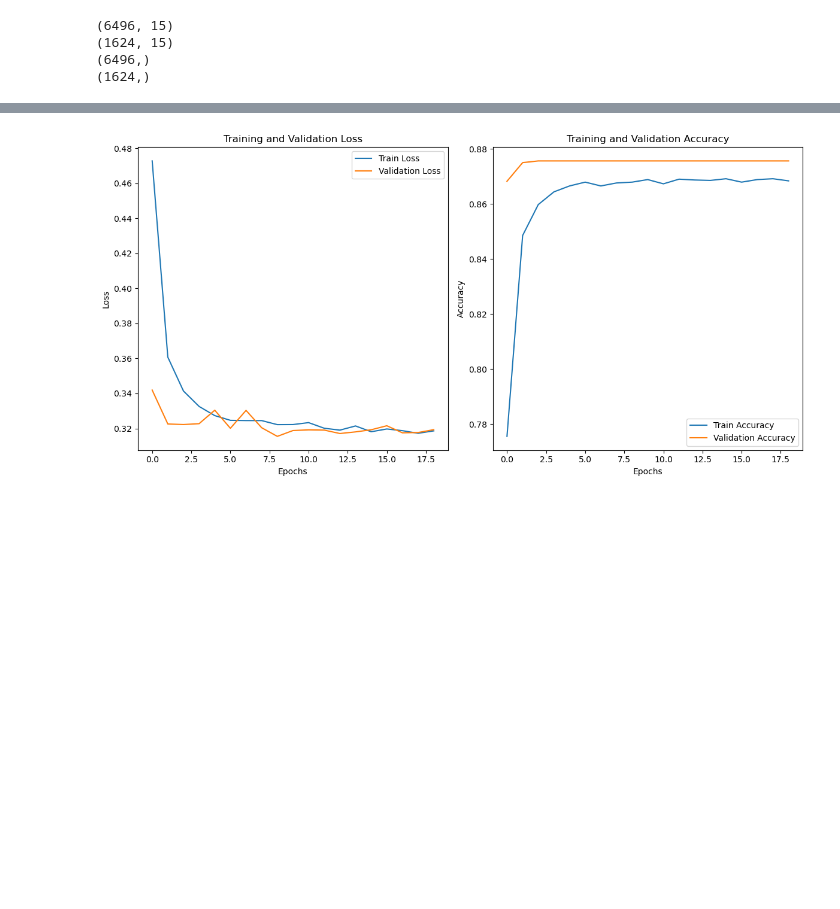
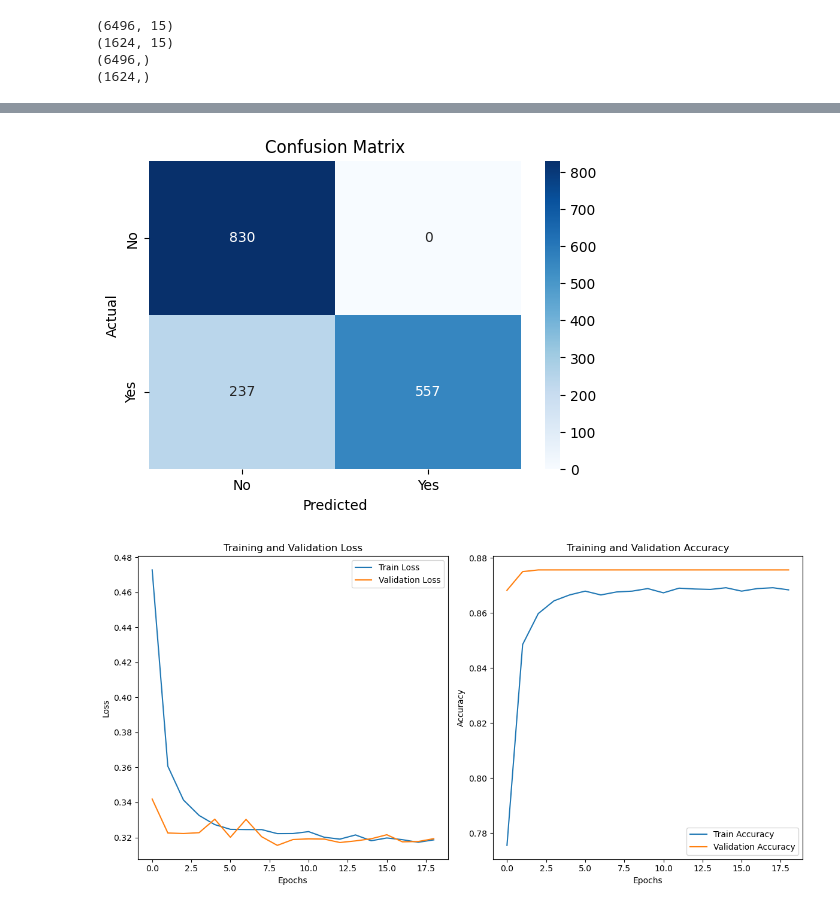
Before and after one commit to mohamedhanfi/hospital-readmissions, a Jupyter notebook: hospital_readmissions_1.ipynb, the cells around one changed output, grey strips where cells are left out. Saved outputs shown, nothing was run; the diff lists cells and outputs as text; code cells hidden in the pictures; blank space fills up the shorter version.

```diff
--- a/hospital_readmissions_1.ipynb
+++ b/hospital_readmissions_1.ipynb
@@ -346,7 +352,7 @@ np.random.seed(seed_value)
 
 tf.random.set_seed(42)
 # %%
-model.compile(optimizer='adam',loss='binary_crossentropy',metrics=['accuracy'])
+model.compile(optimizer='adadelta', loss='binary_crossentropy', metrics=['accuracy'])
 # %%
 from tensorflow.keras.callbacks import EarlyStopping
 from keras.callbacks import ModelCheckpoint
@@ -359,14 +365,14 @@ early_stopping = EarlyStopping(
     verbose=1
 )
 
-checkpoint = ModelCheckpoint('best_model_weights.h5',
+checkpoint = ModelCheckpoint('best_model_weights.keras',
                              monitor='val_loss',
                              save_best_only=True,
                              verbose=1)
 # %%
 history = model.fit(
     X_train, y_train,
-    epochs=100,
+    epochs=150,
     validation_data=(X_validation, y_validation),
     callbacks=[early_stopping, checkpoint]
     )
@@ -398,0 +405,8 @@ Validation Accuracy: 0.8756157755851746
+# %%
+# Predict probabilities
+y_pred = model.predict(X_validation)
+
+# # Convert probabilities to binary labels
+# y_pred = (y_pred_prob > 0.5).astype(int)
+# Convert probabilities to binary predictions
+y_pred_binary = (y_pred > 0.5).astype(int)
@@ -399,3 +415,20 @@ Validation Accuracy: 0.8756157755851746
+# %%
+from sklearn.metrics import confusion_matrix, classification_report
+import seaborn as sns
+import matplotlib.pyplot as plt
+
+# Compute the confusion matrix
+cm = confusion_matrix(y_validation, y_pred_binary)
+
+# Plot confusion matrix
+plt.figure(figsize=(6, 4))
+sns.heatmap(cm, annot=True, fmt='d', cmap='Blues', xticklabels=['No', 'Yes'], yticklabels=['No', 'Yes'])
+plt.xlabel('Predicted')
+plt.ylabel('Actual')
+plt.title('Confusion Matrix')
+plt.show()
+# %% [output]
+[figure, added]
 # %%
 import matplotlib.pyplot as plt
 
```
Also changed, not shown: parts of 11 cells of this notebook.
